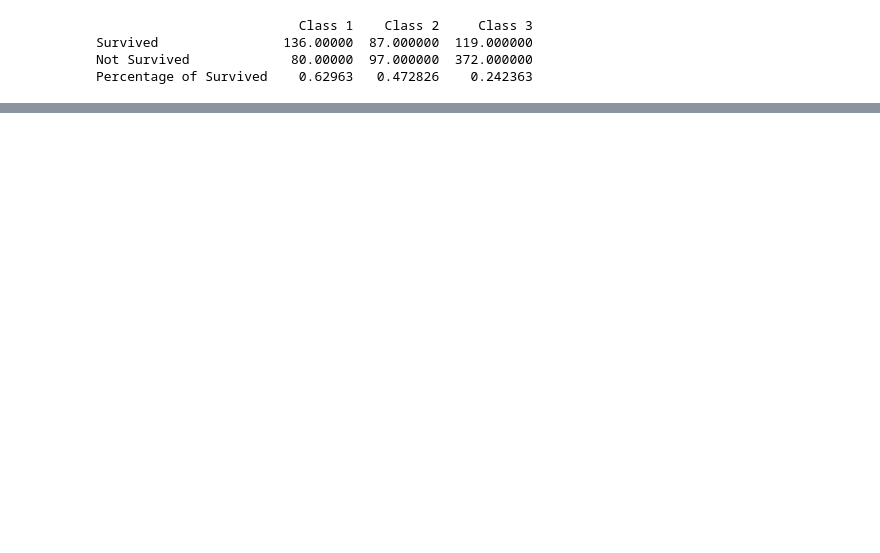
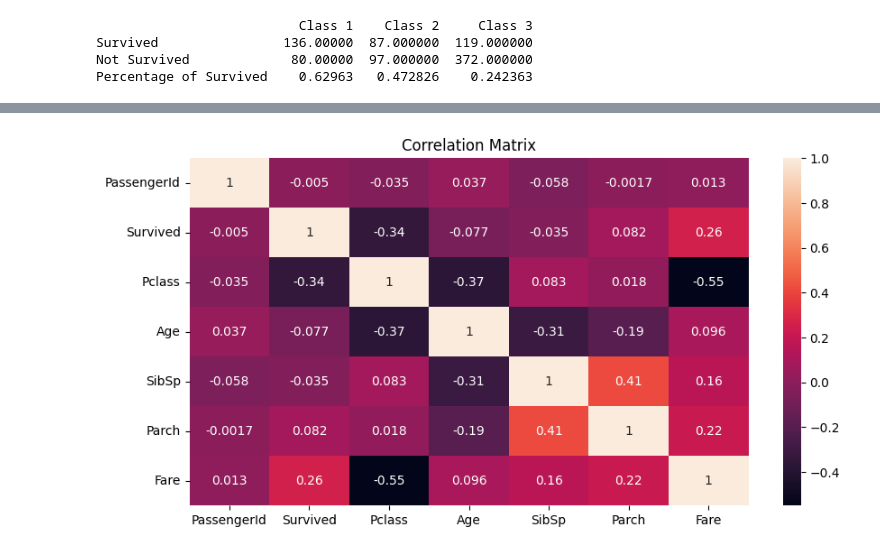
Before and after one commit to geckonoff/ML-PROJECTS, a Jupyter notebook: binaryclas.ipynb, the cells around one changed output, grey strips where cells are left out. Saved outputs shown, nothing was run; the diff lists cells and outputs as text; code cells hidden in the pictures; blank space fills up the shorter version.

```diff
--- a/binaryclas.ipynb
+++ b/binaryclas.ipynb
@@ -57,0 +88,9 @@ Percentage of Survived    0.62963   0.472826    0.242363
+# %%
+# Корреляционная матрица — тепловая карта, показывающая, насколько числовые признаки коррелируют друг с другом.
+plt.figure(figsize=(10, 5))
+numeric_data = data.select_dtypes(include=[np.number])
+sns.heatmap(numeric_data.corr(), annot=True)
+plt.title('Correlation Matrix')
+plt.show()
+# %% [output]
+[figure, added]
```
Also changed, not shown: parts of 18 cells of this notebook.
